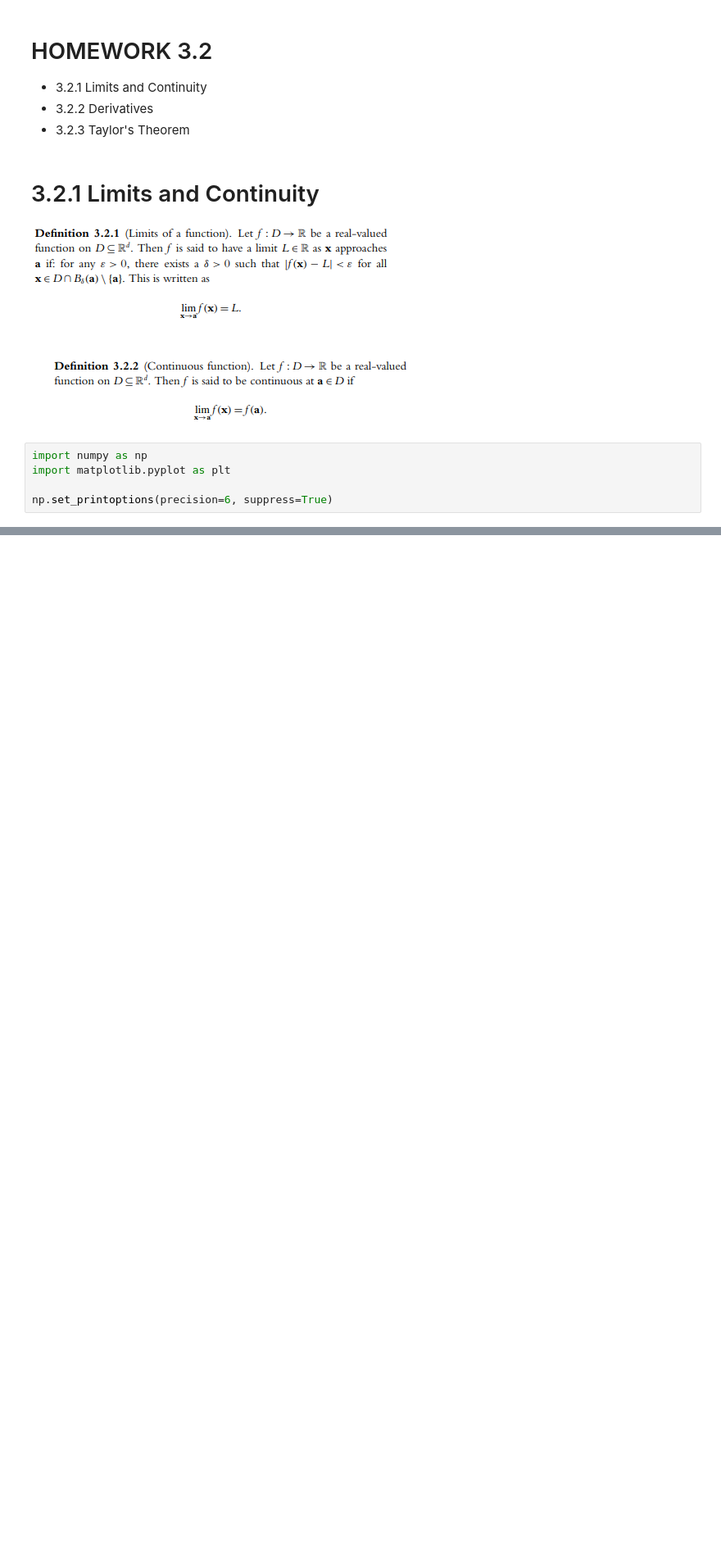
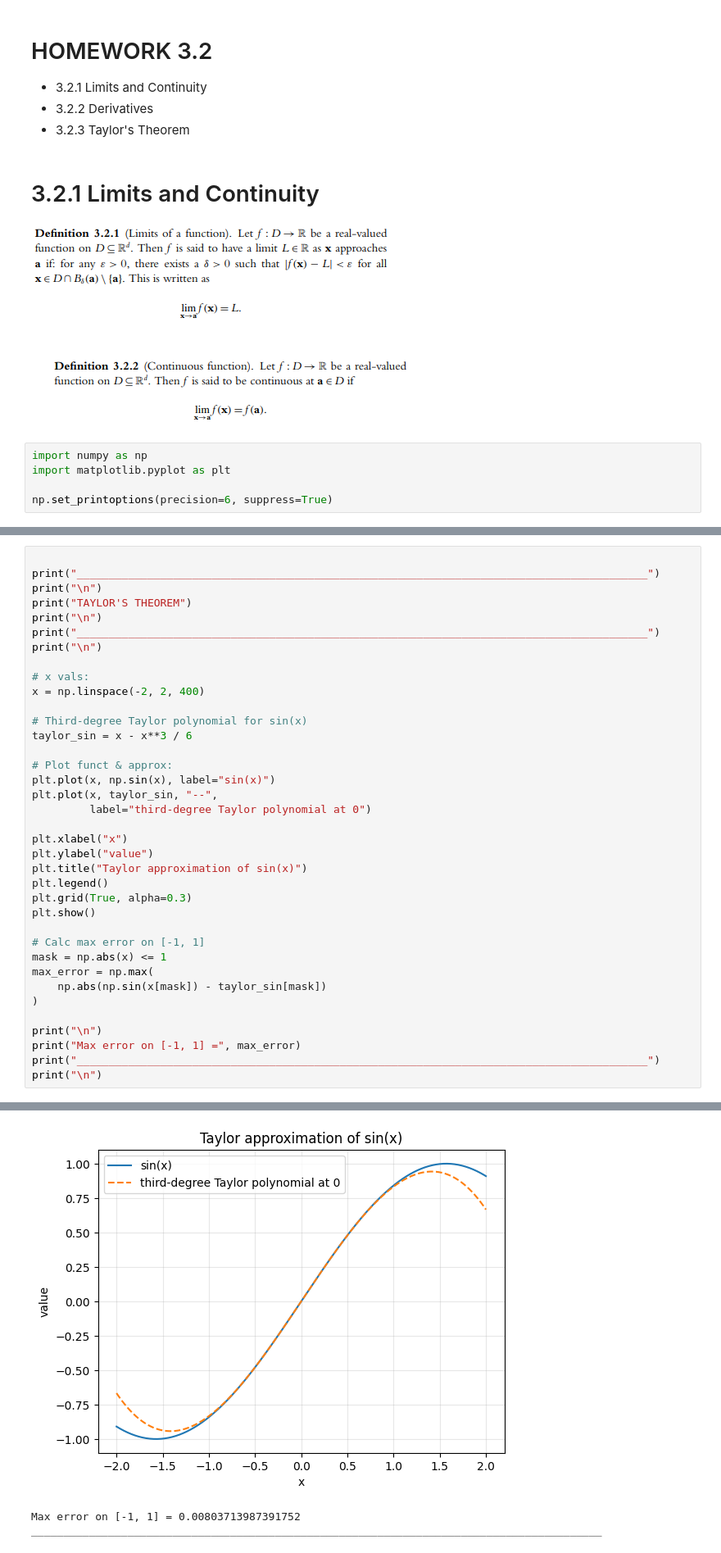
Before and after one commit to Mich-088/MAT422, a Jupyter notebook: HW_3_2.ipynb, the cells around one changed output, grey strips where cells are left out. Shown at 82% size. Saved outputs shown, nothing was run; the diff lists cells and outputs as text; blank space fills up the shorter version.

```diff
--- a/HW_3_2.ipynb
+++ b/HW_3_2.ipynb
@@ -85,0 +205,38 @@ In the function above, there is a jump discontinuity at x = 1.
+# %%
+
+print("_________________________________________________________________________________________")
+print("\n")
+print("TAYLOR'S THEOREM")
+print("\n")
+print("_________________________________________________________________________________________")
+print("\n")
+
+# x vals:
+x = np.linspace(-2, 2, 400)
+
+# Third-degree Taylor polynomial for sin(x)
+taylor_sin = x - x**3 / 6
+
+# Plot funct & approx:
+plt.plot(x, np.sin(x), label="sin(x)")
+plt.plot(x, taylor_sin, "--",
+         label="third-degree Taylor polynomial at 0")
+
+plt.xlabel("x")
+plt.ylabel("value")
+plt.title("Taylor approximation of sin(x)")
+plt.legend()
+plt.grid(True, alpha=0.3)
+plt.show()
+
+# Calc max error on [-1, 1]
+mask = np.abs(x) <= 1
+max_error = np.max(
+    np.abs(np.sin(x[mask]) - taylor_sin[mask])
+)
+
+print("\n")
+print("Max error on [-1, 1] =", max_error)
+print("_________________________________________________________________________________________")
+print("\n")
+# %% [output]
@@ -85,0 +250,3 @@ In the function above, there is a jump discontinuity at x = 1.
+[figure, added]
+Max error on [-1, 1] = 0.00803713987391752
+_________________________________________________________________________________________
```
Also changed, not shown: parts of 10 cells of this notebook.
